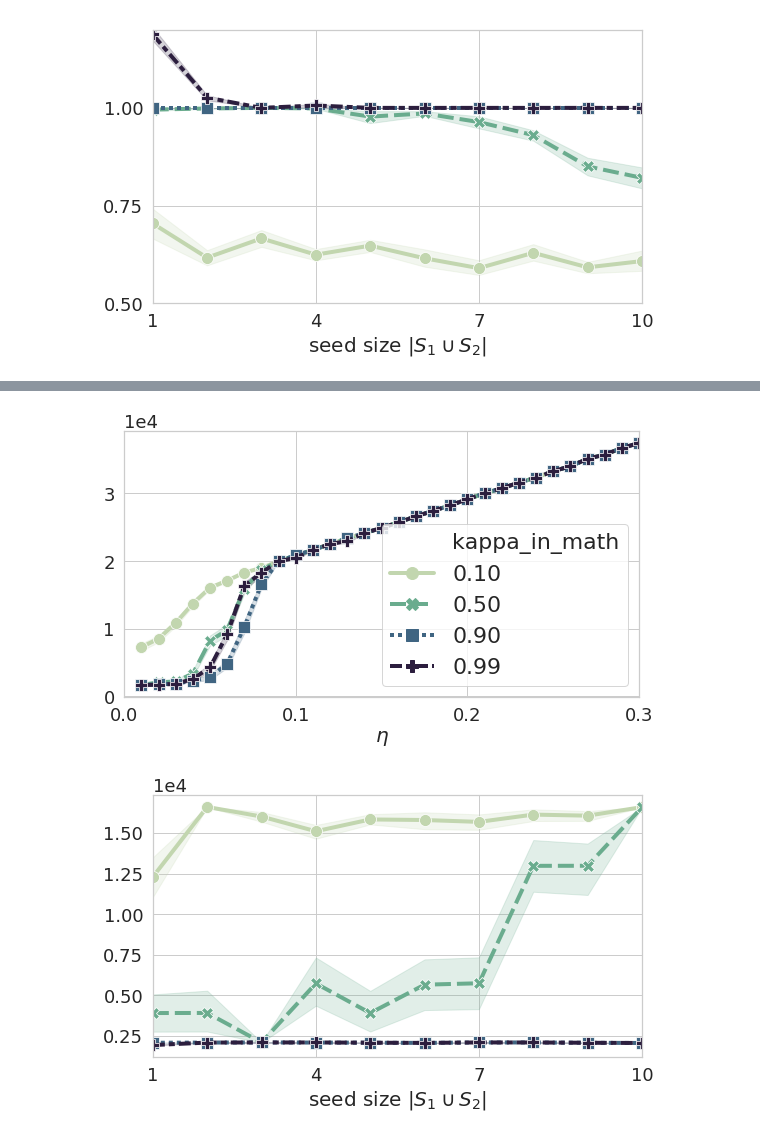
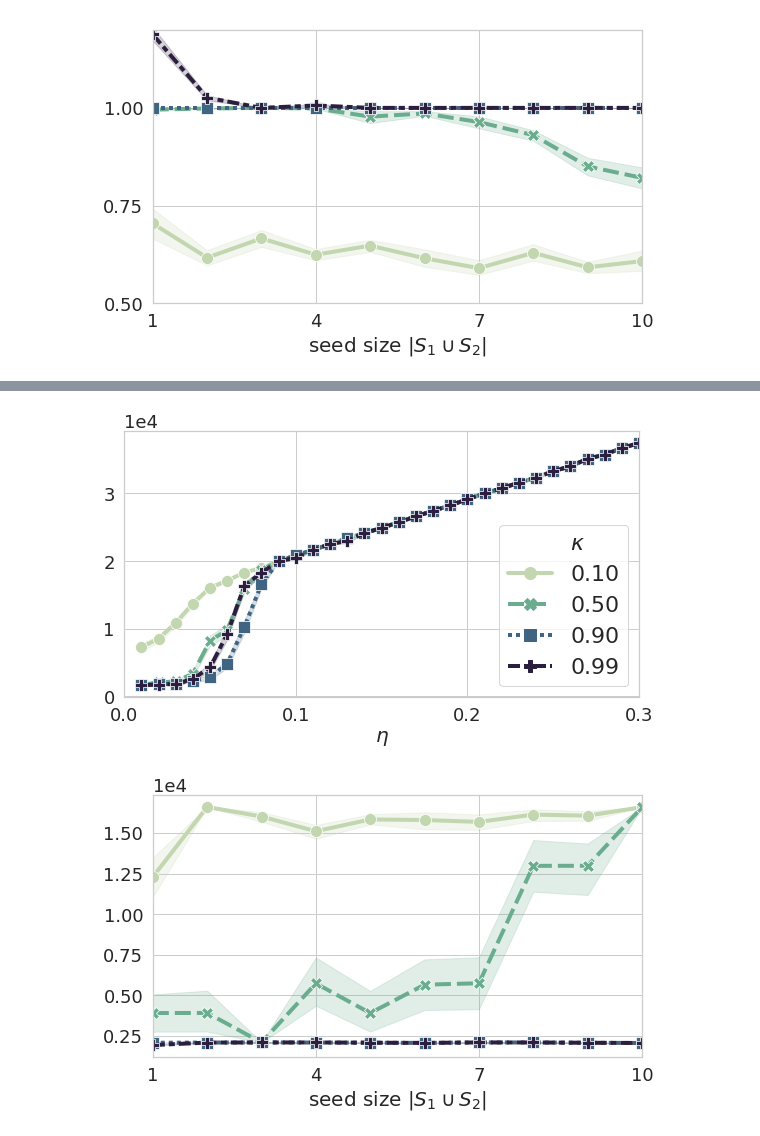
Before and after one commit to xiaohan2012/signed-local-community, a Jupyter notebook: experiment_on_synthetic_graphs.ipynb, the cells around one changed output, grey strips where cells are left out. Drawn from its saved outputs; the diff is of its cells as text; code cells hidden in the pictures.

```diff
--- a/experiment_on_synthetic_graphs.ipynb
+++ b/experiment_on_synthetic_graphs.ipynb
@@ -208,35 +183,35 @@ perf_df['kappa_in_math'] = perf_df['kappa'].apply(lambda v: "${:.2f}$".format(v)
 perf_df['solution_size'] = (perf_df['C1_vol'] + perf_df['C2_vol'])
 
 fig, ax = plt.subplots(1, 1)
 
 lp = sns.lineplot(
     x='eta', y='solution_size', hue='kappa_in_math', data=perf_df, ax=ax,
     err_style='band',
     legend='full',
     **styles
 )
 
 lp.set(
     #  ylim=(0.5, 1.2),
     xlim=(0, 0.3),
     xticks=[0.0, 0.1, 0.2, 0.3],
     # yticks=[0.25, 0.5, 0.75, 1.0],
     xlabel=r'$\eta$',
     ylabel='',
 
 )
 # lp.legend().set_title(r'$\kappa$')
 ax.ticklabel_format(style='scientific', axis='y', scilimits=(2, 3))
 # ax.hlines(40, 0, 0.3, colors='red')
 ax.legend(loc='bottom right')
-lp.axes.get_legend().texts[0].set_label(r'$\kappa$')
+lp.axes.get_legend().texts[0].set_text(r'$\kappa$')
 # lp.axes.get_legend()
 
 fig.tight_layout()
 
 fig.savefig('figs/synthetic_experiment/effect_of_eta_solution_size.pdf')
 # %% [output]
-[figure, old version]
+[figure, new version]
 # %%
 perf_df = pd.read_csv('outputs/effect_of_seed_size.csv')
 perf_df = perf_df[(
```
Also changed, not shown: parts of 4 cells of this notebook.
